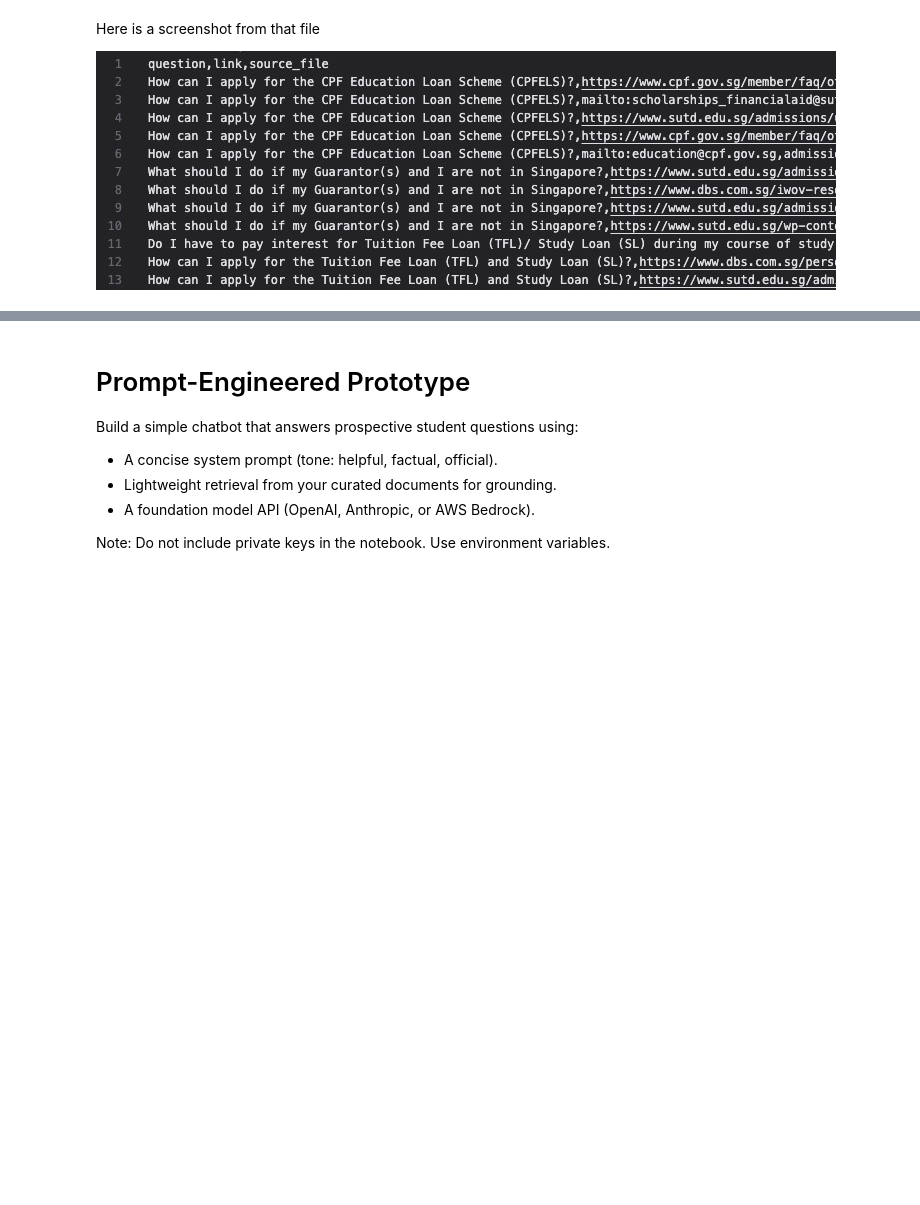
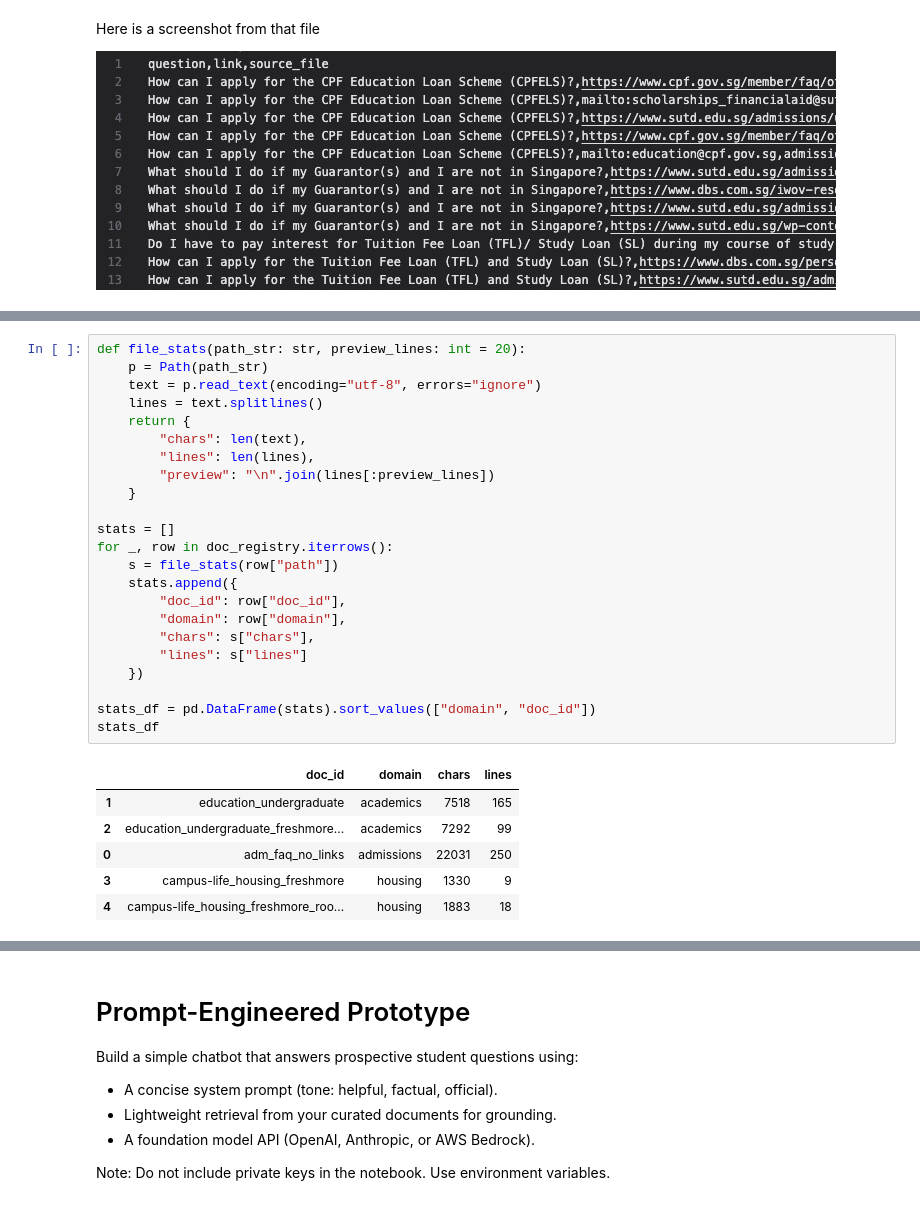
Before and after one commit to thamhaowei/sutd_5055mlop, a Jupyter notebook: individual_assignment_01_1006936.ipynb, the cells around one changed output, grey strips where cells are left out. Saved outputs shown, nothing was run; the diff lists cells and outputs as text; blank space fills up the shorter version.

```diff
--- a/individual_assignment_01_1006936.ipynb
+++ b/individual_assignment_01_1006936.ipynb
@@ -179,0 +304,30 @@ Ensure a clear train/test split with no leakage.
+# %%
+def file_stats(path_str: str, preview_lines: int = 20):
+    p = Path(path_str)
+    text = p.read_text(encoding="utf-8", errors="ignore")
+    lines = text.splitlines()
+    return {
+        "chars": len(text),
+        "lines": len(lines),
+        "preview": "\n".join(lines[:preview_lines])
+    }
+
+stats = []
+for _, row in doc_registry.iterrows():
+    s = file_stats(row["path"])
+    stats.append({
+        "doc_id": row["doc_id"],
+        "domain": row["domain"],
+        "chars": s["chars"],
+        "lines": s["lines"]
+    })
+
+stats_df = pd.DataFrame(stats).sort_values(["domain", "doc_id"])
+stats_df
+# %% [output]
+|  | doc_id | domain | chars | lines |
+| 1 | education_undergraduate | academics | 7518 | 165 |
+| 2 | education_undergraduate_freshmore... | academics | 7292 | 99 |
+| 0 | adm_faq_no_links | admissions | 22031 | 250 |
+| 3 | campus-life_housing_freshmore | housing | 1330 | 9 |
+| 4 | campus-life_housing_freshmore_roo... | housing | 1883 | 18 |
```
Also changed, not shown: parts of 33 cells of this notebook, 12 other files.
